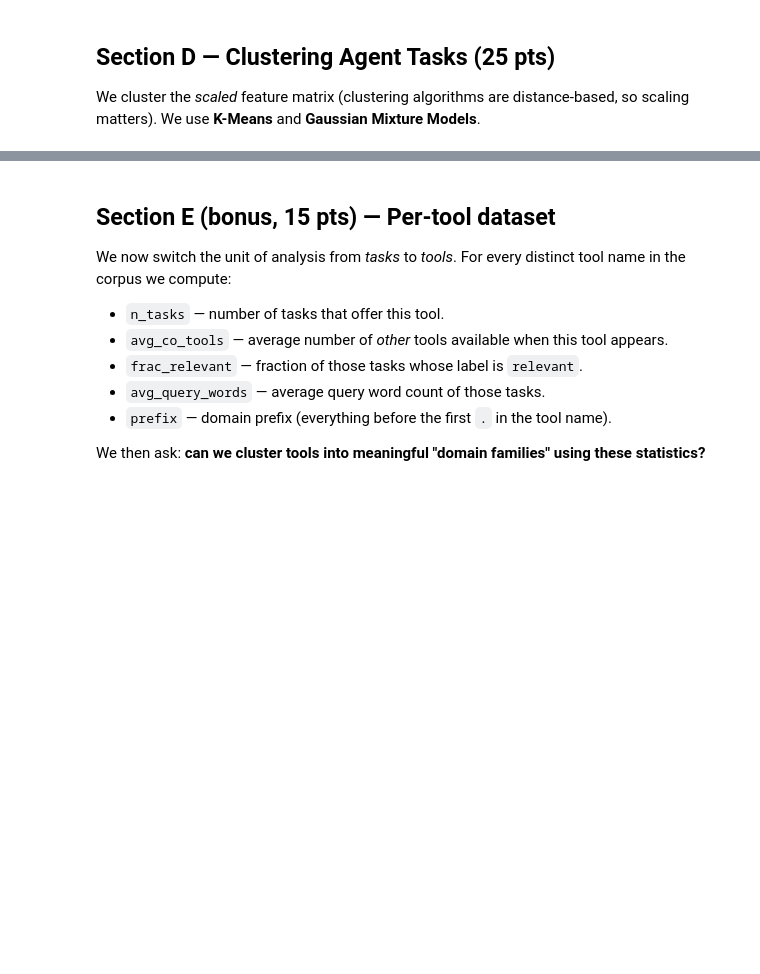
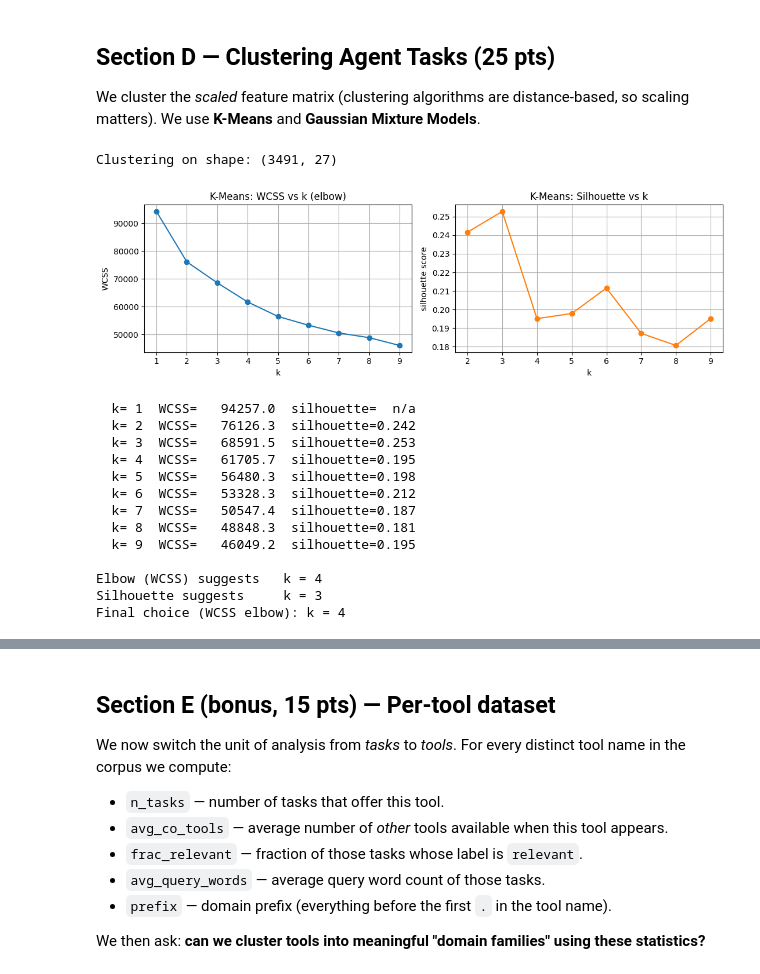
Before and after one commit to edenede2/gorilla, a Jupyter notebook: ml_assignment_2026/ML_Assignment_2_Solution.ipynb, the cells around one changed output, grey strips where cells are left out. Cells and saved outputs as stored; diff of their text form; code cells hidden in the pictures; blank space fills up the shorter version.

```diff
--- a/ml_assignment_2026/ML_Assignment_2_Solution.ipynb
+++ b/ml_assignment_2026/ML_Assignment_2_Solution.ipynb
@@ -224,7 +321,7 @@ print('Missing remaining:', df_fe.isna().sum().sum())
 # --- Feature exclusion -------------------------------------------------------
 # - `task_id`, `query`, `tool_names` are raw / id columns
 # - `category` directly leaks the label (irrelevance == 0)
-DROP_COLS = ['task_id', 'query', 'tool_names', 'category', 'label_is_relevant']
+DROP_COLS = ['task_id', 'query', 'tool_names', 'category', 'task_type', 'label_is_relevant']
 y = df_fe['label_is_relevant'].astype(int).values
 X_full = df_fe.drop(columns=DROP_COLS)
 
@@ -450,17 +639,5 @@ We cluster the *scaled* feature matrix (clustering algorithms are distance-based
 # feature matrix used for clustering.
 X_cluster = X_scaled.copy()
 print('Clustering on shape:', X_cluster.shape)
+# %% [output]
+Clustering on shape: (3491, 27)
-# %%
-# --- K-Means: tune k via silhouette score ----------------------------------
-ks = list(range(2, 9))
-sil = []
-for k in ks:
-    km = KMeans(n_clusters=k, n_init=10, random_state=RANDOM_STATE).fit(X_cluster)
-    sil.append(silhouette_score(X_cluster, km.labels_, sample_size=2000,
-                                random_state=RANDOM_STATE))
-fig, ax = plt.subplots(figsize=(6, 3.5))
-ax.plot(ks, sil, 'o-', color='#1f77b4')
-ax.set_title('K-Means: silhouette score vs k'); ax.set_xlabel('k'); ax.set_ylabel('silhouette')
-plt.tight_layout(); plt.show()
-best_k = ks[int(np.argmax(sil))]
-print('Best k =', best_k, '  silhouette = %.3f' % max(sil))
@@ -480,0 +659,53 @@ print('Best n_components =', best_n, '  BIC = %.0f' % min(bics))
+# %%
+# --- K-Means: tune k with the WCSS / elbow method --------------------------
+ks = list(range(1, 10))
+wcss_km = []
+sil_km  = []
+for k in ks:
+    km = KMeans(n_clusters=k, n_init=10, random_state=RANDOM_STATE).fit(X_cluster)
+    wcss_km.append(km.inertia_)            # sklearn's inertia_ == WCSS
+    # silhouette_score is undefined for k=1 (need at least 2 clusters)
+    sil_km.append(silhouette_score(X_cluster, km.labels_) if k >= 2 else np.nan)
+
+fig, axes = plt.subplots(1, 2, figsize=(11, 3.5))
+axes[0].plot(ks, wcss_km, 'o-', color='#1f77b4')
+axes[0].set_title('K-Means: WCSS vs k (elbow)')
+axes[0].set_xlabel('k'); axes[0].set_ylabel('WCSS')
+axes[1].plot(ks, sil_km, 'o-', color='#ff7f0e')
+axes[1].set_title('K-Means: Silhouette vs k')
+axes[1].set_xlabel('k'); axes[1].set_ylabel('silhouette score')
+plt.tight_layout(); plt.show()
+
+for k, w, s in zip(ks, wcss_km, sil_km):
+    s_str = f'{s:.3f}' if not np.isnan(s) else '  n/a'
+    print(f'  k={k:2d}  WCSS={w:10.1f}  silhouette={s_str}')
+
+# Pick the elbow programmatically: the point furthest from the line that
+# joins the first and last (k, WCSS) point.
+p1 = np.array([ks[0],  wcss_km[0]])
+p2 = np.array([ks[-1], wcss_km[-1]])
+dists = []
+for k, w in zip(ks, wcss_km):
+    p = np.array([k, w])
+    # perpendicular distance from p to the line p1->p2
+    dists.append(np.abs(np.cross(p2 - p1, p1 - p)) / np.linalg.norm(p2 - p1))
+best_k = ks[int(np.argmax(dists))]
+best_k_sil = ks[int(np.nanargmax(sil_km))]
+print(f'\nElbow (WCSS) suggests   k = {best_k}')
+print(f'Silhouette suggests     k = {best_k_sil}')
+print(f'Final choice (WCSS elbow): k = {best_k}')
+# %% [output]
+[figure, added]
+  k= 1  WCSS=   94257.0  silhouette=  n/a
+  k= 2  WCSS=   76126.3  silhouette=0.242
+  k= 3  WCSS=   68591.5  silhouette=0.253
+  k= 4  WCSS=   61705.7  silhouette=0.195
+  k= 5  WCSS=   56480.3  silhouette=0.198
+  k= 6  WCSS=   53328.3  silhouette=0.212
+  k= 7  WCSS=   50547.4  silhouette=0.187
+  k= 8  WCSS=   48848.3  silhouette=0.181
+  k= 9  WCSS=   46049.2  silhouette=0.195
+
+Elbow (WCSS) suggests   k = 4
+Silhouette suggests     k = 3
+Final choice (WCSS elbow): k = 4
```
Also changed, not shown: parts of 56 cells of this notebook, 28 other files.
